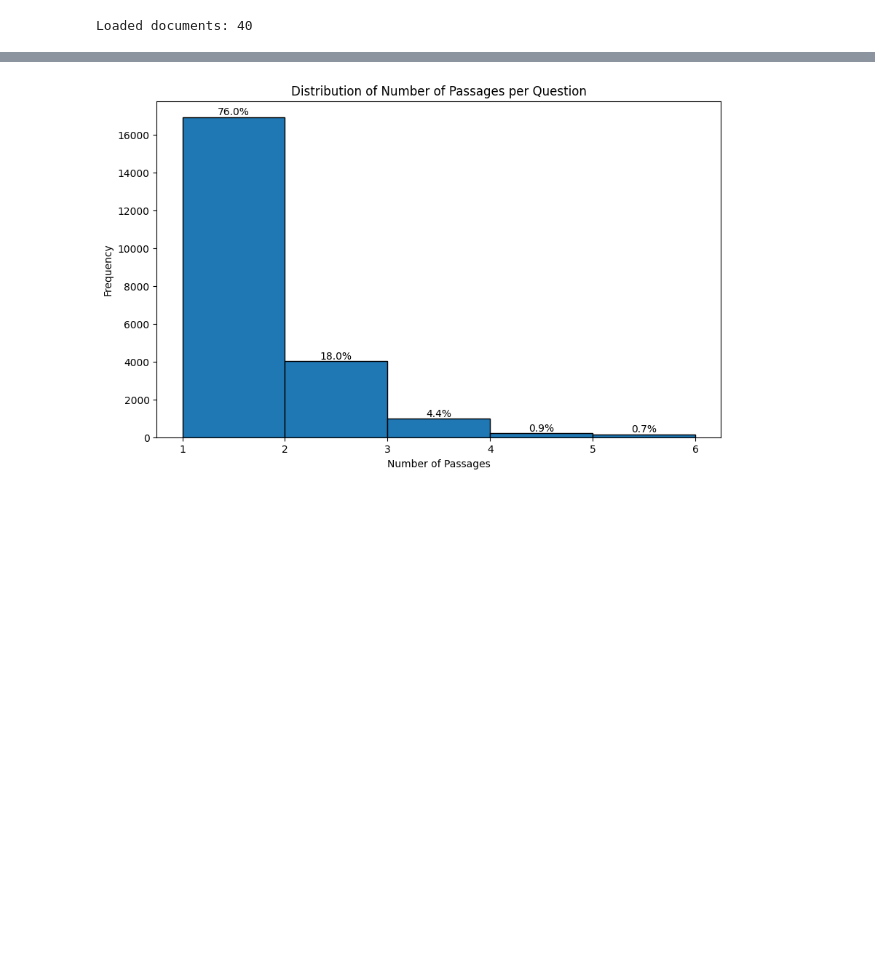
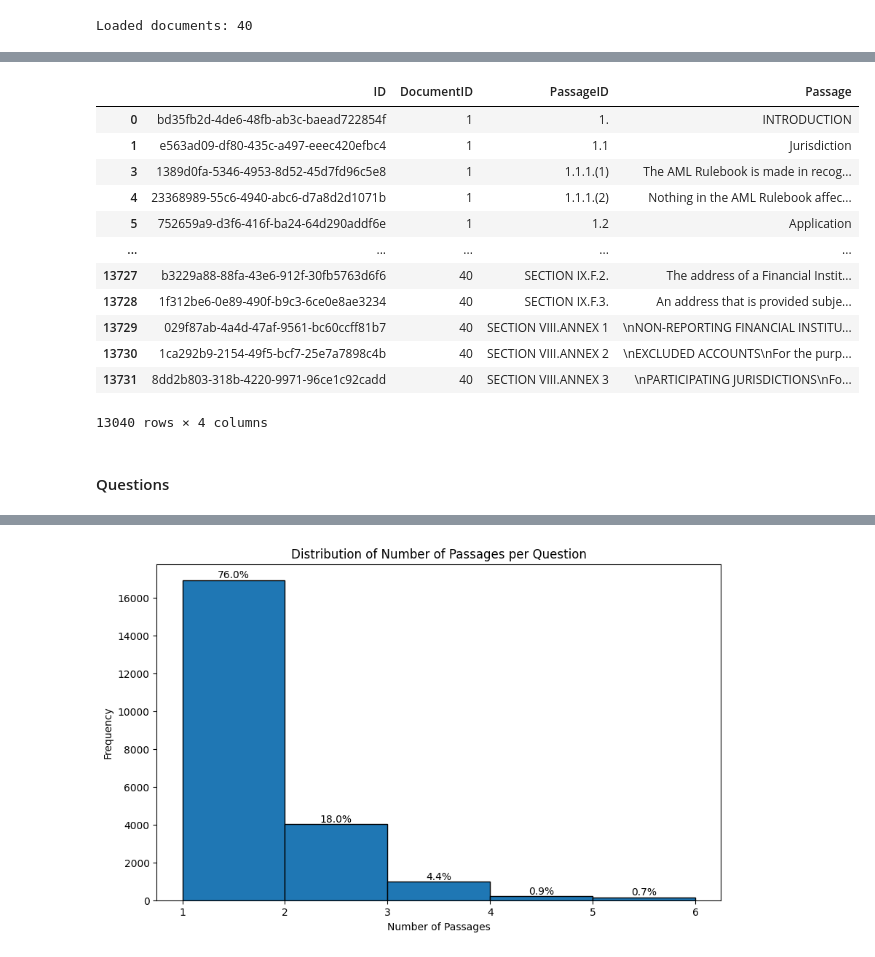
Before and after one commit to davidsequera/LegalRanker, a Jupyter notebook: main.ipynb, the cells around one changed output, grey strips where cells are left out. Drawn from its saved outputs; the diff is of its cells as text; code cells hidden in the pictures; blank space fills up the shorter version.

```diff
--- a/main.ipynb
+++ b/main.ipynb
@@ -101,0 +140,19 @@ questions
+# %%
+filtered_passages = passages[passages['Passage'].str.len() > 0]
+filtered_passages
+# %% [output]
+|  | ID | DocumentID | PassageID | Passage |
+| 0 | bd35fb2d-4de6-48fb-ab3c-baead722854f | 1 | 1. | INTRODUCTION |
+| 1 | e563ad09-df80-435c-a497-eeec420efbc4 | 1 | 1.1 | Jurisdiction |
+| 3 | 1389d0fa-5346-4953-8d52-45d7fd96c5e8 | 1 | 1.1.1.(1) | The AML Rulebook is made in recog... |
+| 4 | 23368989-55c6-4940-abc6-d7a8d2d1071b | 1 | 1.1.1.(2) | Nothing in the AML Rulebook affec... |
+| 5 | 752659a9-d3f6-416f-ba24-64d290addf6e | 1 | 1.2 | Application |
+| ... | ... | ... | ... | ... |
+| 13727 | b3229a88-88fa-43e6-912f-30fb5763d6f6 | 40 | SECTION IX.F.2. | The address of a Financial Instit... |
+| 13728 | 1f312be6-0e89-490f-b9c3-6ce0e8ae3234 | 40 | SECTION IX.F.3. | An address that is provided subje... |
+| 13729 | 029f87ab-4a4d-47af-9561-bc60ccff81b7 | 40 | SECTION VIII.ANNEX 1 | \nNON-REPORTING FINANCIAL INSTITU... |
+| 13730 | 1ca292b9-2154-49f5-bcf7-25e7a7898c4b | 40 | SECTION VIII.ANNEX 2 | \nEXCLUDED ACCOUNTS\nFor the purp... |
+| 13731 | 8dd2b803-318b-4220-9971-96ce1c92cadd | 40 | SECTION VIII.ANNEX 3 | \nPARTICIPATING JURISDICTIONS\nFo... |
+13040 rows × 4 columns
+# %% [markdown]
+#### Questions
```
Also changed, not shown: parts of 50 cells of this notebook.
